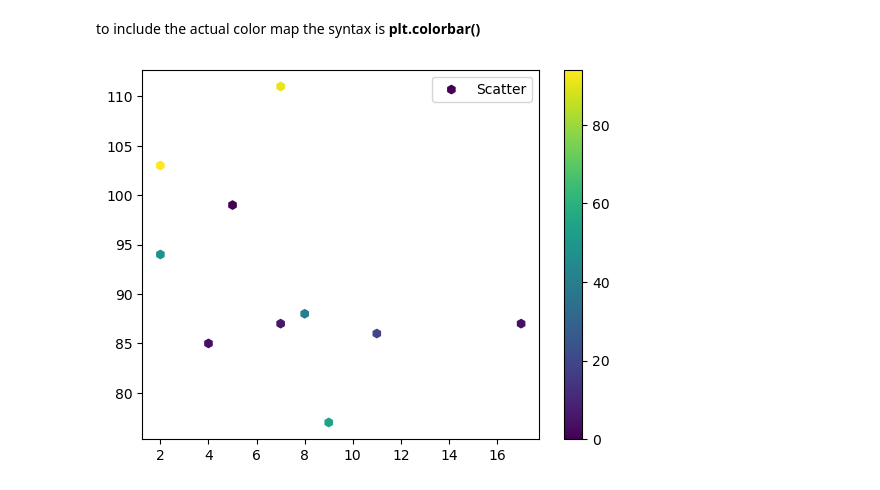
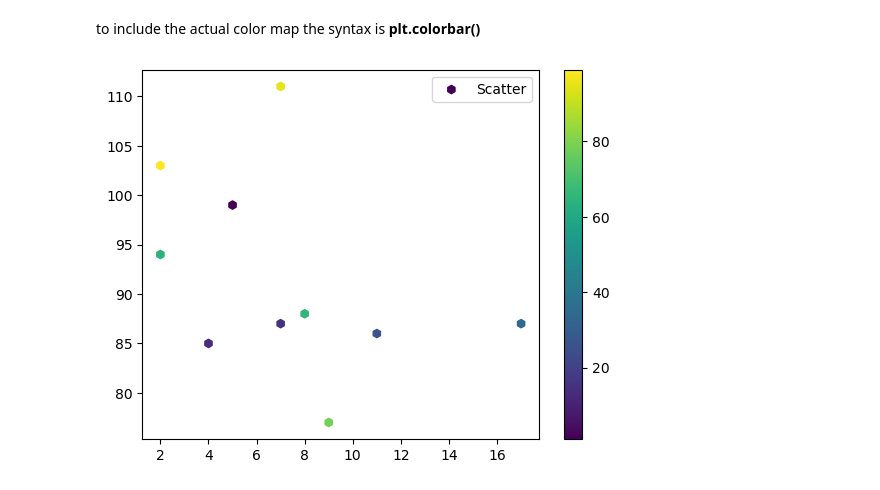
Before and after one commit to jabedkhanjb/Matplotlib, a Jupyter notebook: Matplotlib 9 Scatter/Scatter Plot.ipynb, the cells around one changed output. Saved outputs shown, nothing was run; the diff lists cells and outputs as text; code cells hidden in the pictures.

```diff
--- a/Matplotlib 9 Scatter/Scatter Plot.ipynb
+++ b/Matplotlib 9 Scatter/Scatter Plot.ipynb
@@ -117,18 +117,18 @@ to include the actual color map the syntax is <b>plt.colorbar()</b>
 # %%
 import matplotlib.pyplot as plt
 import numpy as np
 
 x = np.array([5,7,8,7,2,17,2,9,4,11])
 y = np.array([99,87,88,111,103,87,94,77,85,86])
 
-colors = np.random.randint([1, 15, 65, 95, 99, 34, 64, 78, 14, 26])
+colors = np.array([1, 15, 65, 95, 99, 34, 64, 78, 14, 26])
 
 # cmap = "viridis" is used for specify the color map according to the percentage of the number
 plt.scatter(x,y, marker="h", c=colors, cmap="viridis")
 # color bar
 plt.colorbar()
 
 plt.legend(["Scatter"])
 plt.show()
 # %% [output]
-[figure, old version]
+[figure, new version]
```
Also changed, not shown: 1 other file.
